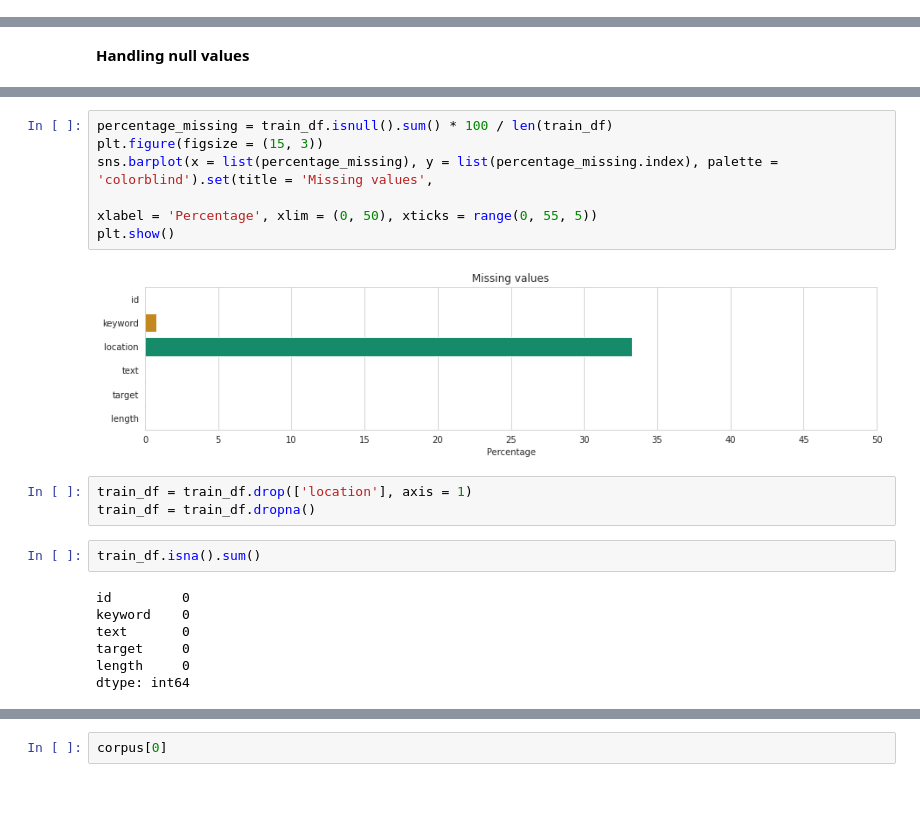
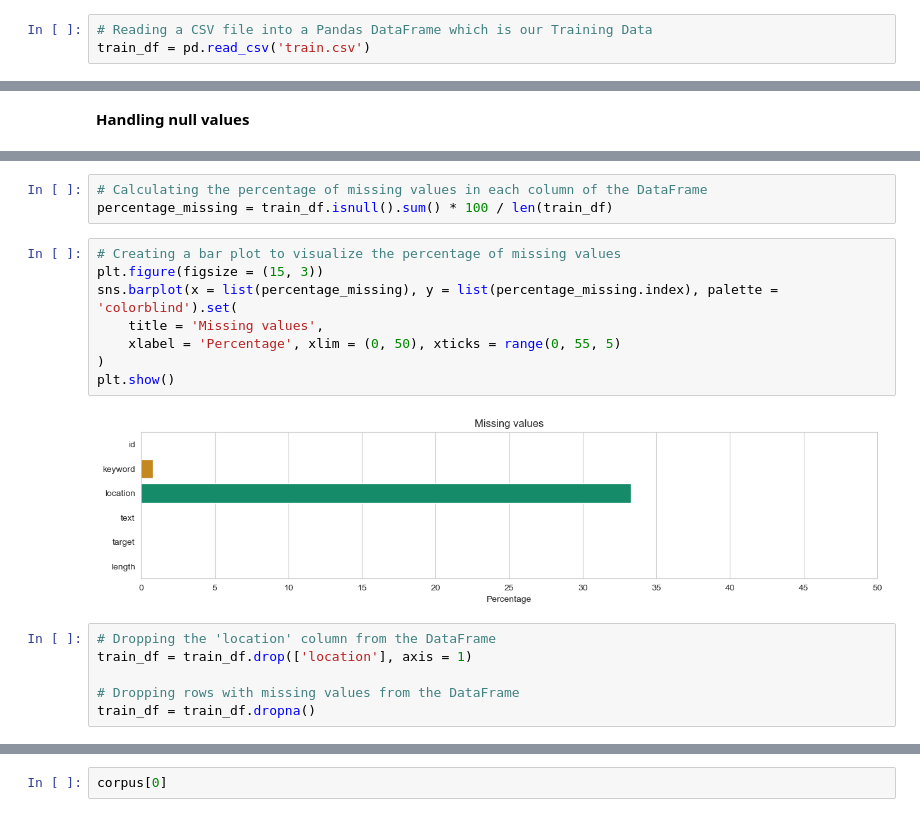
Before and after one commit to manishmawatwal/Disaster-Tweets, a Jupyter notebook: Disaster_Tweets.ipynb, the cells around one changed output, grey strips where cells are left out. Drawn from its saved outputs; the diff is of its cells as text.

```diff
--- a/Disaster_Tweets.ipynb
+++ b/Disaster_Tweets.ipynb
@@ -245,0 +52,3 @@ plt.show()
+# %%
+# Reading a CSV file into a Pandas DataFrame which is our Training Data
+train_df = pd.read_csv('train.csv')
@@ -260,20 +347,19 @@ dtype: int64
+# %%
+# Calculating the percentage of missing values in each column of the DataFrame
+percentage_missing = train_df.isnull().sum() * 100 / len(train_df)
 # %%
-percentage_missing = train_df.isnull().sum() * 100 / len(train_df)
+# Creating a bar plot to visualize the percentage of missing values
 plt.figure(figsize = (15, 3))
-sns.barplot(x = list(percentage_missing), y = list(percentage_missing.index), palette = 'colorblind').set(title = 'Missing values',
-                                                                                                          xlabel = 'Percentage', xlim = (0, 50), xticks = range(0, 55, 5))
+sns.barplot(x = list(percentage_missing), y = list(percentage_missing.index), palette = 'colorblind').set(
+    title = 'Missing values',
+    xlabel = 'Percentage', xlim = (0, 50), xticks = range(0, 55, 5)
+)
 plt.show()
 # %% [output]
-[figure, old version]
+[figure, new version]
 # %%
+# Dropping the 'location' column from the DataFrame
 train_df = train_df.drop(['location'], axis = 1)
+
+# Dropping rows with missing values from the DataFrame
 train_df = train_df.dropna()
-# %%
-train_df.isna().sum()
-# %% [output]
-id         0
-keyword    0
-text       0
-target     0
-length     0
-dtype: int64
```
Also changed, not shown: parts of 112 cells of this notebook.
